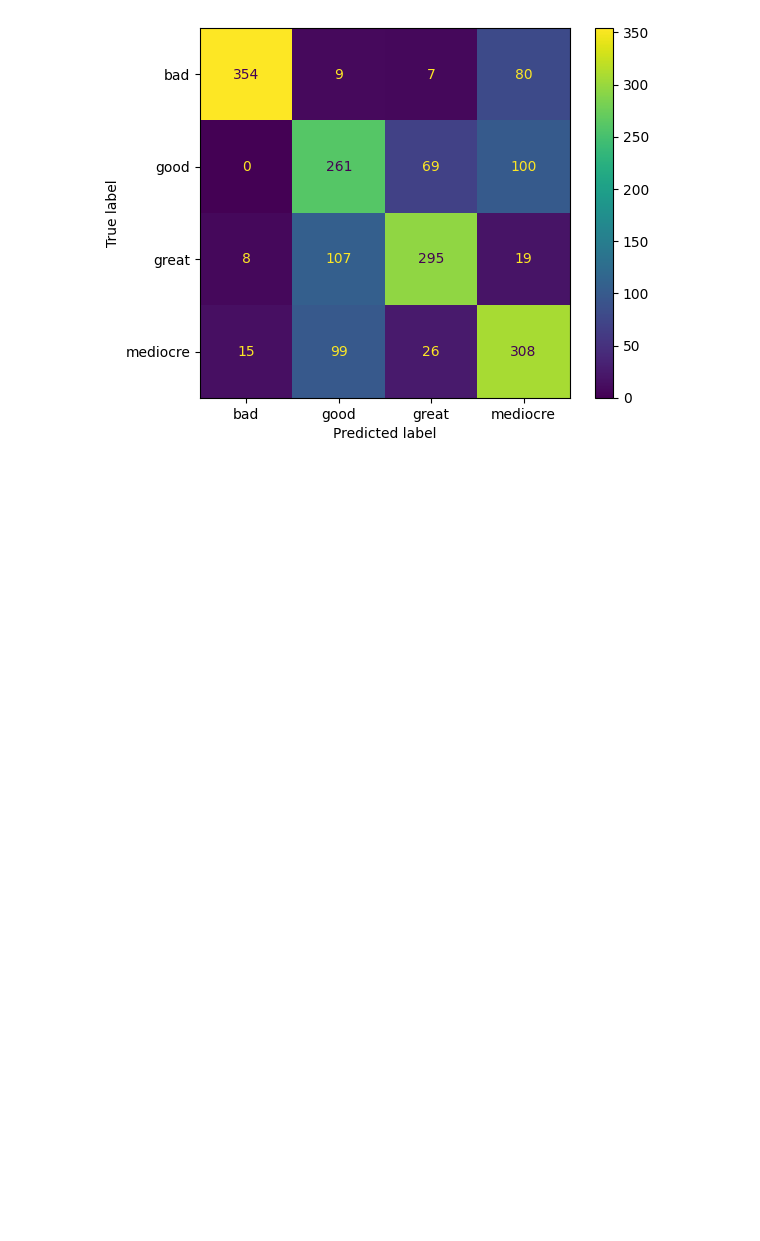
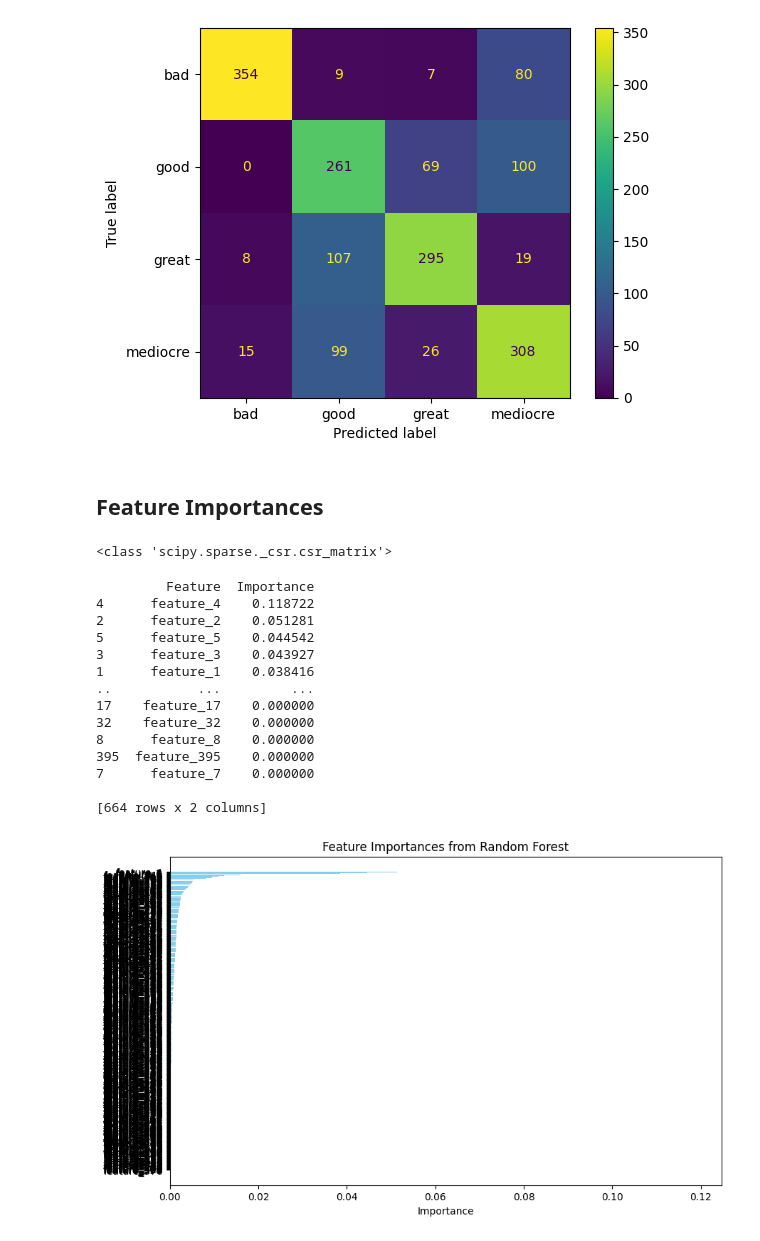
Before and after one commit to jkciesluk/explainable_ai, a Jupyter notebook: random_forest.ipynb, the cells around one changed output. Cells and saved outputs as stored; diff of their text form; code cells hidden in the pictures; blank space fills up the shorter version.

```diff
--- a/random_forest.ipynb
+++ b/random_forest.ipynb
@@ -280,10 +280,11 @@ grid_search = GridSearchCV(
     n_jobs=-1
 )
 # %%
-grid_search.fit(X_train_encoded, Y_train_encoded)
+#grid_search.fit(X_train_encoded, Y_train_encoded)
 
-print("Melhores parâmetros:", grid_search.best_params_)
+#print("Best parameters:", grid_search.best_params_)
 #~85 min
 #Fitting 5 folds for each of 864 candidates, totalling 4320 fits
 #ythonSoftwareFoundation.Python.3.10_qbz5n2kfra8p0\LocalCache\local-packages\Python310\site-packages\sklearn\model_selection\_validation.py:425: FitFailedWarning:
-#Melhores parâmetros: {'bootstrap': False, 'max_depth': 50, 'max_features': 'sqrt', 'min_samples_leaf': 1, 'min_samples_split': 10, 'n_estimators': 500}
+
+#Best parameters found: {'bootstrap': False, 'max_depth': 50, 'max_features': 'sqrt', 'min_samples_leaf': 1, 'min_samples_split': 10, 'n_estimators': 500}
@@ -313,3 +291,18 @@ Y_pred = best_rf_model.predict(X_test_encoded)
+# %%
+
+best_params = {
+    'bootstrap': False,
+    'max_depth': 50,
+    'max_features': 'sqrt',
+    'min_samples_leaf': 1,
+    'min_samples_split': 10,
+    'n_estimators': 500
+}
+
+best_rf_model = RandomForestClassifier(**best_params, random_state=seed)
+
+best_rf_model.fit(X_train_encoded, Y_train_encoded)
+Y_pred = best_rf_model.predict(X_test_encoded)
 # %%
 accuracy = accuracy_score(Y_test_encoded, Y_pred)
 print(f'Accuracy: {accuracy:.4f}')
@@ -335,3 +328,48 @@ disp.plot()
 plt.show()
 # %% [output]
 [figure]
+# %% [markdown]
+## Feature Importances
+# %%
+importances = rf_model.feature_importances_
+# %%
+print(type(X_train_encoded))
+# %% [output]
+<class 'scipy.sparse._csr.csr_matrix'>
+# %%
+from sklearn.feature_extraction.text import CountVectorizer
+
+
+X_train_df = pd.DataFrame(X_train_encoded.toarray(), columns=[f'feature_{i}' for i in range(X_train_encoded.shape[1])])
+
+
+feature_names = X_train_df.columns
+importance_df = pd.DataFrame({'Feature': feature_names, 'Importance': importances})
+
+
+importance_df = importance_df.sort_values(by='Importance', ascending=False)
+
+
+print(importance_df)
+plt.figure(figsize=(10, 6))
+plt.barh(importance_df['Feature'], importance_df['Importance'], color='skyblue')
+plt.xlabel('Importance')
+plt.title('Feature Importances from Random Forest')
+plt.gca().invert_yaxis()
+plt.show()
+# %% [output]
+         Feature  Importance
+4      feature_4    0.118722
+2      feature_2    0.051281
+5      feature_5    0.044542
+3      feature_3    0.043927
+1      feature_1    0.038416
+..           ...         ...
+17    feature_17    0.000000
+32    feature_32    0.000000
+8      feature_8    0.000000
+395  feature_395    0.000000
+7      feature_7    0.000000
+
+[664 rows x 2 columns]
+[figure, added]
```
Also changed, not shown: parts of 5 cells of this notebook, 1 other file.
